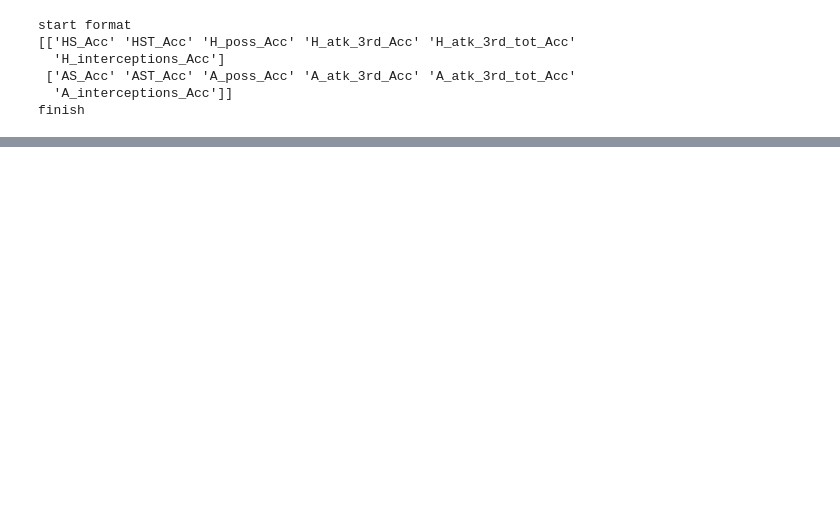
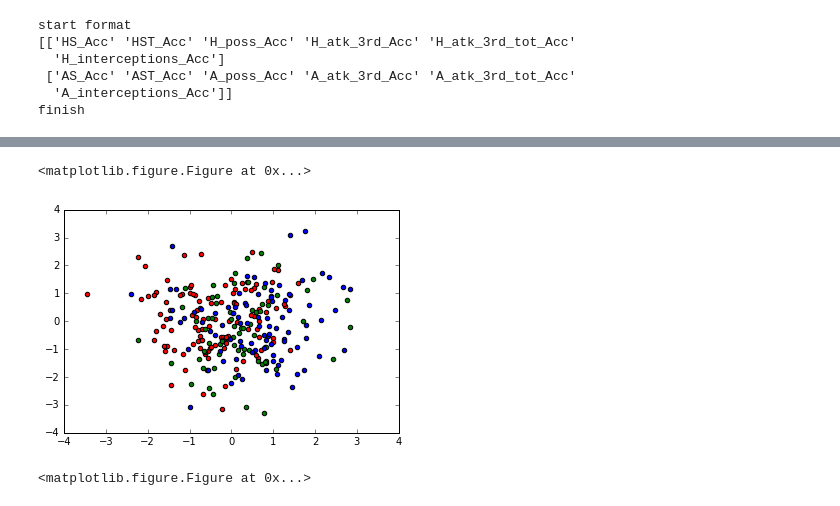
Before and after one commit to yat011/football_prediction, a Jupyter notebook: main-b2(V9+lda).ipynb, the cells around one changed output, grey strips where cells are left out. Cells and saved outputs as stored; diff of their text form; code cells hidden in the pictures; blank space fills up the shorter version.

```diff
--- a/main-b2(V9+lda).ipynb
+++ b/main-b2(V9+lda).ipynb
@@ -1203,10 +1311,14 @@ plt.figure()
 # %%
 g_colors = ['r','g','b']
 g_y_test_arg = np.argmax(g_y_test,axis=1)
 for i in range (3):
-    tempX = g_X_test_lda[g_y_test_arg==i,:]
+    tempX = g_X_test_pca_lda[g_y_test_arg==i,:]
     plt.scatter(tempX[:,0],tempX[:,1],c = g_colors[i])
 plt.figure()
+# %% [output]
+<matplotlib.figure.Figure at 0x...>
+[figure, added]
+<matplotlib.figure.Figure at 0x...>
 # %%
 def testRetainNum(input_dim,n_iter=5, threshold = 0):
     all_losses = []
```
Also changed, not shown: parts of 45 cells of this notebook, 2 other files.
